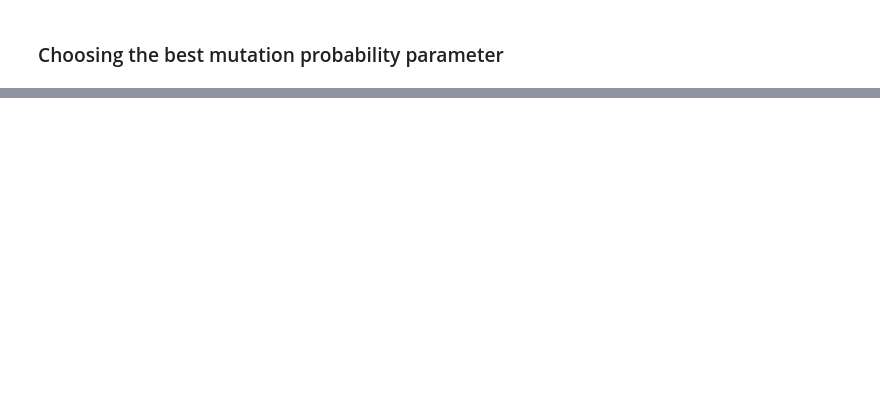
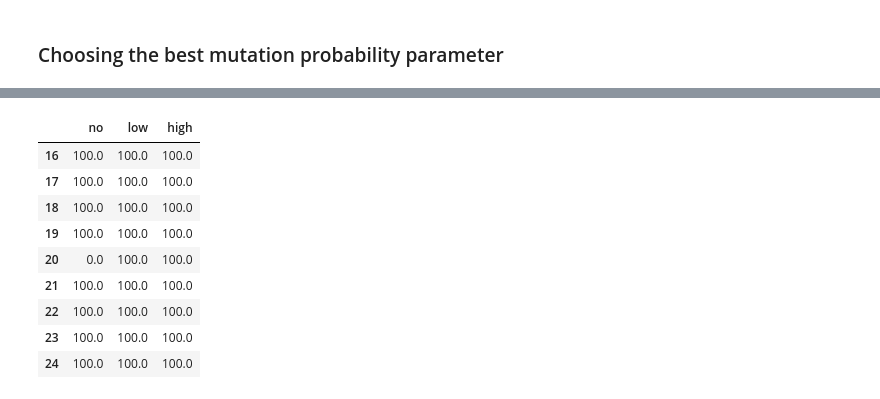
Before and after one commit to Vergenter/mswum, a Jupyter notebook: NSGA2.ipynb, the cells around one changed output, grey strips where cells are left out. Cells and saved outputs as stored; diff of their text form; code cells hidden in the pictures; blank space fills up the shorter version.

```diff
--- a/NSGA2.ipynb
+++ b/NSGA2.ipynb
@@ -480,0 +486,14 @@ df_v_m.plot(title="Result for correlated data / values", xlabel="Mutation probab
+# %%
+df = DataFrame(data=pareto_coverage, columns=correlation_levels, index=item_counts)
+df
+# %% [output]
+|  | no | low | high |
+| 16 | 100.0 | 100.0 | 100.0 |
+| 17 | 100.0 | 100.0 | 100.0 |
+| 18 | 100.0 | 100.0 | 100.0 |
+| 19 | 100.0 | 100.0 | 100.0 |
+| 20 | 0.0 | 100.0 | 100.0 |
+| 21 | 100.0 | 100.0 | 100.0 |
+| 22 | 100.0 | 100.0 | 100.0 |
+| 23 | 100.0 | 100.0 | 100.0 |
+| 24 | 100.0 | 100.0 | 100.0 |
```
Also changed, not shown: parts of 23 cells of this notebook, 1 other file.
